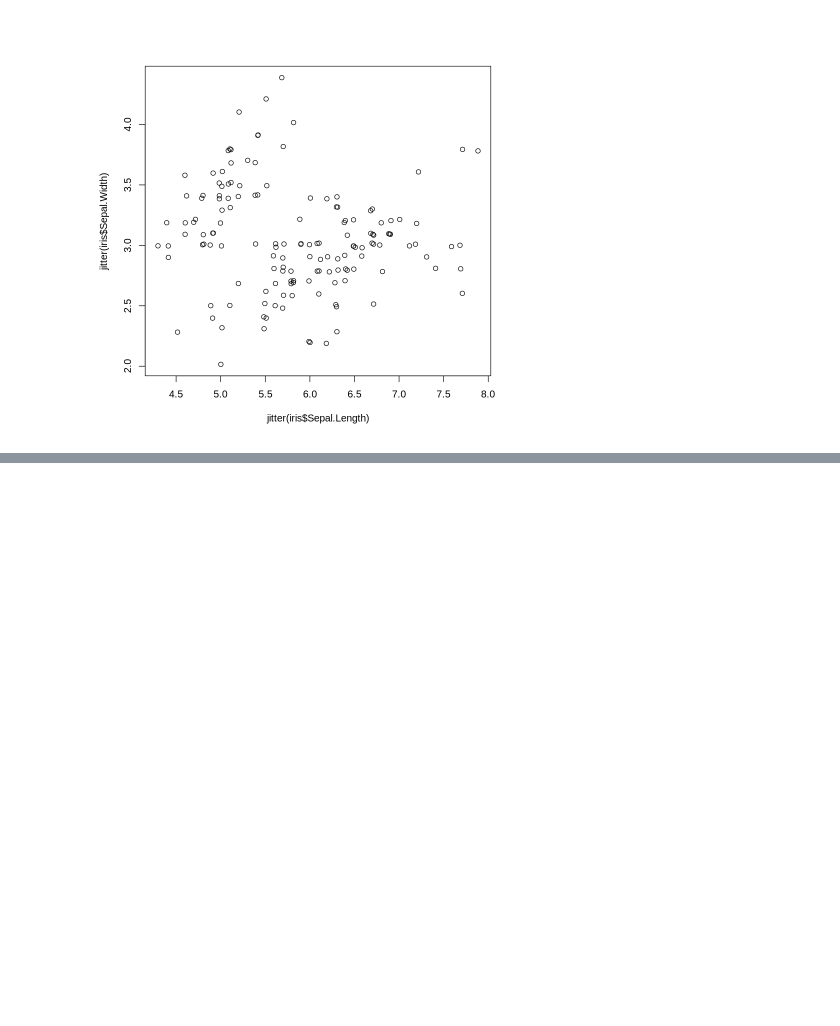
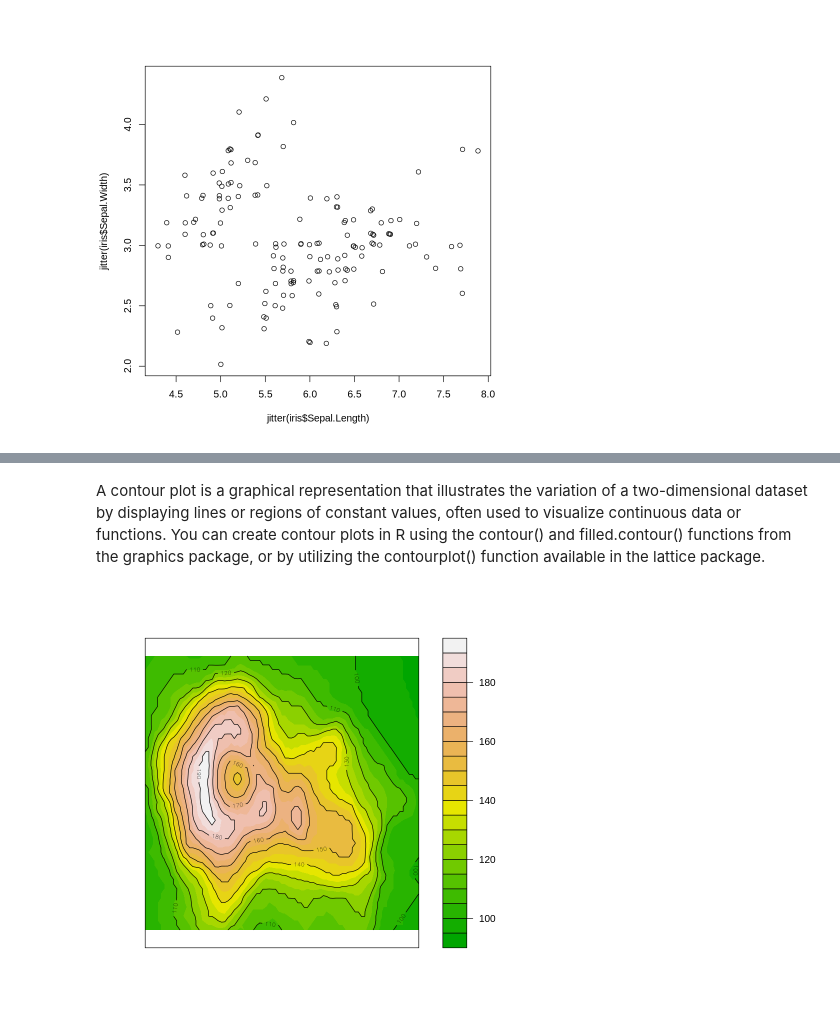
Before and after one commit to BDFL669/Data_Analysis_with_R, a Jupyter notebook: Fundamentals_of_Data_Analysis_in_R_Programming.ipynb, the cells around one changed output, grey strips where cells are left out. Cells and saved outputs as stored; diff of their text form; code cells hidden in the pictures; blank space fills up the shorter version.

```diff
--- a/Fundamentals_of_Data_Analysis_in_R_Programming.ipynb
+++ b/Fundamentals_of_Data_Analysis_in_R_Programming.ipynb
@@ -278,0 +313,6 @@ plot(jitter(iris$Sepal.Length), jitter(iris$Sepal.Width))
+# %% [markdown]
+A contour plot is a graphical representation that illustrates the variation of a two-dimensional dataset by displaying lines or regions of constant values, often used to visualize continuous data or functions. You can create contour plots in R using the contour() and filled.contour() functions from the graphics package, or by utilizing the contourplot() function available in the lattice package.
+# %%
+filled.contour(volcano, color=terrain.colors, asp=1, plot.axes=contour(volcano, add=T))
+# %% [output]
+[figure, added]
```
Also changed, not shown: parts of 17 cells of this notebook.
